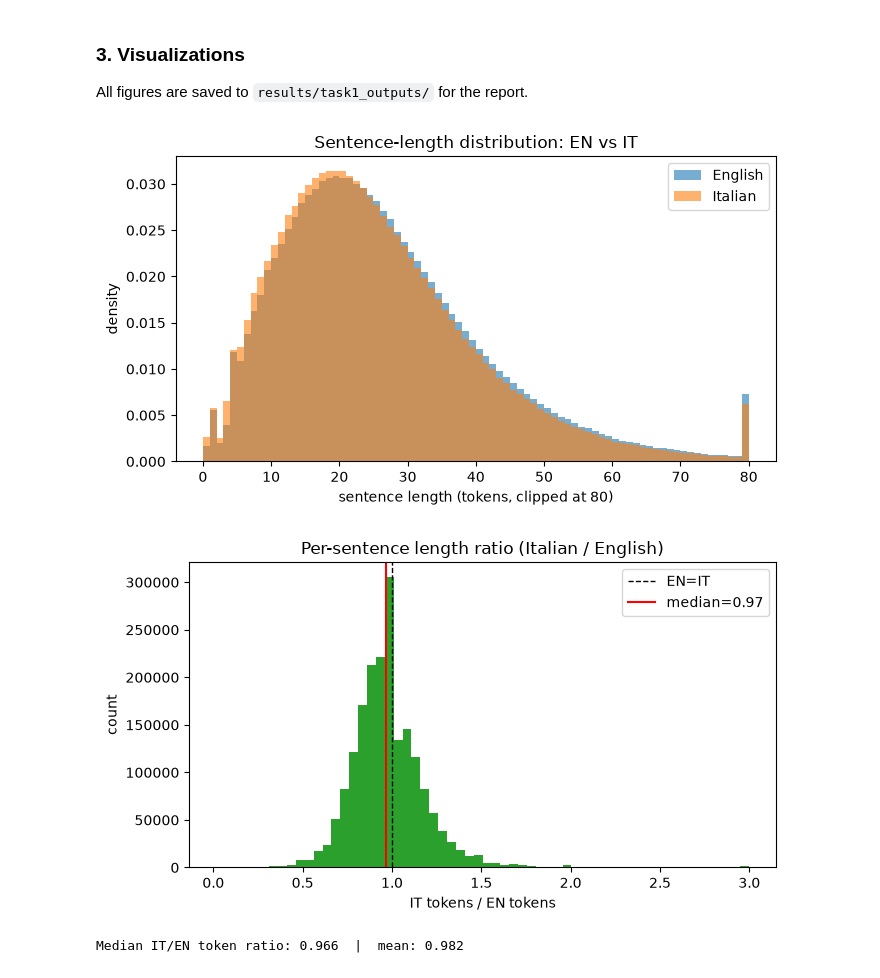
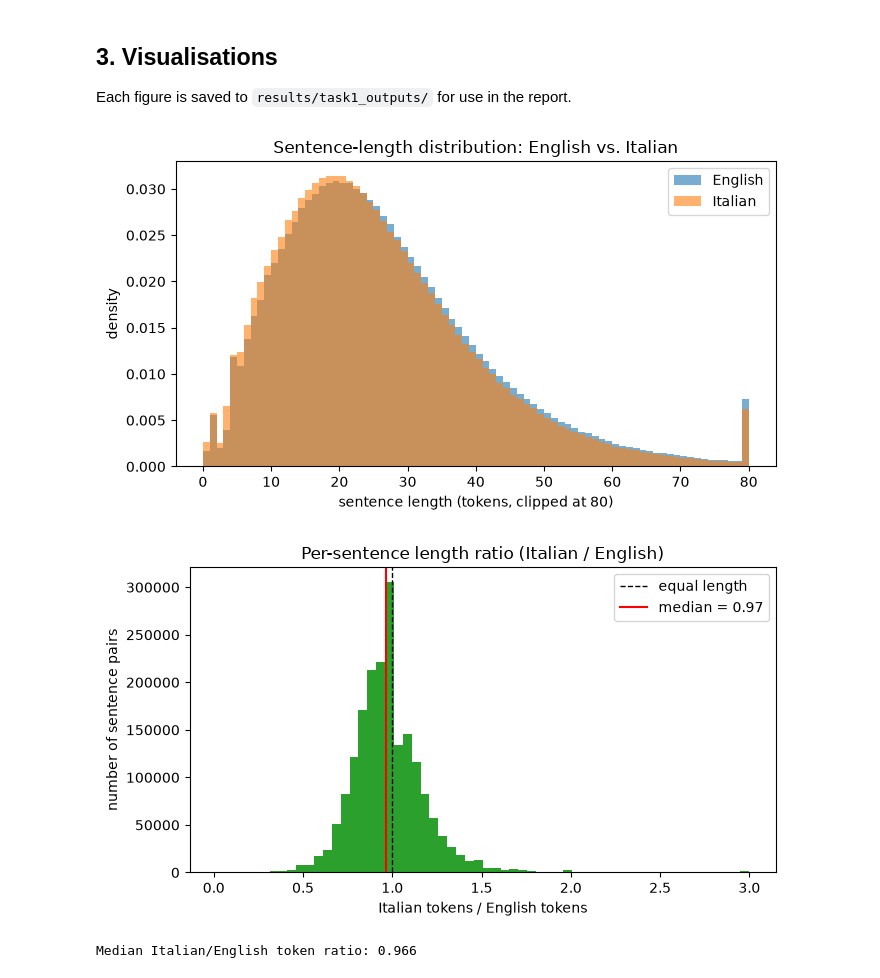
Before and after one commit to riccardotella/English-Italian-Machine-Translation-, a Jupyter notebook: notebooks/Task1_Data_Exploration.ipynb, the cells around one changed output. Saved outputs shown, nothing was run; the diff lists cells and outputs as text; code cells hidden in the pictures.

```diff
--- a/notebooks/Task1_Data_Exploration.ipynb
+++ b/notebooks/Task1_Data_Exploration.ipynb
@@ -61,13 +73,14 @@ EN exists: True | IT exists: True
 # %%
-# Read with codecs (utf-8) as hinted in the brief; keep raw lines aligned.
+# The corpus contains accented characters, so it is read as UTF-8 via the codecs
+# module (as suggested in the project description) to avoid decoding errors. The two
+# files must contain the same number of lines for the pairs to stay aligned.
 def read_lines(path):
     with codecs.open(path, 'r', encoding='utf-8') as f:
-        return [ln.rstrip('\n') for ln in f]
+        return [line.rstrip('\n') for line in f]
 
 en_raw = read_lines(EN_PATH)
 it_raw = read_lines(IT_PATH)
-print(f'EN lines: {len(en_raw):,}')
-print(f'IT lines: {len(it_raw):,}')
-assert len(en_raw) == len(it_raw), 'Files are not line-aligned!'
+assert len(en_raw) == len(it_raw), 'The English and Italian files are not line-aligned.'
 N = len(en_raw)
+print(f'Aligned sentence pairs: {N:,}')
 # %% [output]
@@ -151,32 +140,46 @@ OOV at 10k vocab -> EN 1.92%  IT 5.18%  | naive: EN 5.23%  IT 9.69%
 # %% [markdown]
-### 3. Visualizations
-All figures are saved to `results/task1_outputs/` for the report.
+## 3. Visualisations
+
+Each figure is saved to `results/task1_outputs/` for use in the report.
 # %%
 import matplotlib.pyplot as plt
 
-# (a) Sentence-length distributions, EN vs IT (clipped for readability)
-clip = 80
-fig, ax = plt.subplots(figsize=(7,4))
-ax.hist(np.clip(en_len, 0, clip), bins=clip, alpha=.6, label='English', density=True)
-ax.hist(np.clip(it_len, 0, clip), bins=clip, alpha=.6, label='Italian', density=True)
-ax.set_xlabel('sentence length (tokens, clipped at 80)'); ax.set_ylabel('density')
-ax.set_title('Sentence-length distribution: EN vs IT'); ax.legend()
-fig.tight_layout(); fig.savefig(os.path.join(RESULTS_DIR,'length_distribution.png'), dpi=150); plt.show()
+# (a) Sentence-length distributions for the two languages. Lengths are clipped at 80
+# tokens so the informative part of the distribution is legible; the tail beyond 80 is
+# thin and would otherwise compress the axis.
+CLIP = 80
+fig, ax = plt.subplots(figsize=(7, 4))
+ax.hist(np.clip(en_len, 0, CLIP), bins=CLIP, alpha=0.6, density=True, label='English')
+ax.hist(np.clip(it_len, 0, CLIP), bins=CLIP, alpha=0.6, density=True, label='Italian')
+ax.set_xlabel('sentence length (tokens, clipped at 80)')
+ax.set_ylabel('density')
+ax.set_title('Sentence-length distribution: English vs. Italian')
+ax.legend()
+fig.tight_layout()
+fig.savefig(os.path.join(RESULTS_DIR, 'length_distribution.png'), dpi=150)
+plt.show()
 # %% [output]
-[figure, old version]
+[figure, new version]
 # %%
-# (b) Length ratio IT/EN — do the two languages differ in tokens per sentence?
-mask = (en_len > 0) & (it_len > 0)
-ratio = it_len[mask] / en_len[mask]
-fig, ax = plt.subplots(figsize=(7,4))
+# (b) Per-sentence length ratio (Italian tokens / English tokens), computed over pairs
+# where both sides are non-empty. A distribution centred near 1 indicates the two
+# languages use a similar number of tokens per sentence.
+non_empty = (en_len > 0) & (it_len > 0)
+ratio = it_len[non_empty] / en_len[non_empty]
+
+fig, ax = plt.subplots(figsize=(7, 4))
 ax.hist(np.clip(ratio, 0, 3), bins=60, color='C2')
-ax.axvline(1.0, color='k', ls='--', lw=1, label='EN=IT')
-ax.axvline(np.median(ratio), color='r', ls='-', lw=1.5, label=f'median={np.median(ratio):.2f}')
-ax.set_xlabel('IT tokens / EN tokens'); ax.set_ylabel('count')
-ax.set_title('Per-sentence length ratio (Italian / English)'); ax.legend()
-fig.tight_layout(); fig.savefig(os.path.join(RESULTS_DIR,'length_ratio.png'), dpi=150); plt.show()
-print(f'Median IT/EN token ratio: {np.median(ratio):.3f}  |  mean: {ratio.mean():.3f}')
+ax.axvline(1.0, color='k', ls='--', lw=1, label='equal length')
+ax.axvline(np.median(ratio), color='r', ls='-', lw=1.5, label=f'median = {np.median(ratio):.2f}')
+ax.set_xlabel('Italian tokens / English tokens')
+ax.set_ylabel('number of sentence pairs')
+ax.set_title('Per-sentence length ratio (Italian / English)')
+ax.legend()
+fig.tight_layout()
+fig.savefig(os.path.join(RESULTS_DIR, 'length_ratio.png'), dpi=150)
+plt.show()
+print(f'Median Italian/English token ratio: {np.median(ratio):.3f}')
 # %% [output]
-[figure, old version]
+[figure, new version]
-Median IT/EN token ratio: 0.966  |  mean: 0.982
+Median Italian/English token ratio: 0.966
 # %%
```
Also changed, not shown: parts of 15 cells of this notebook, 6 other files.
